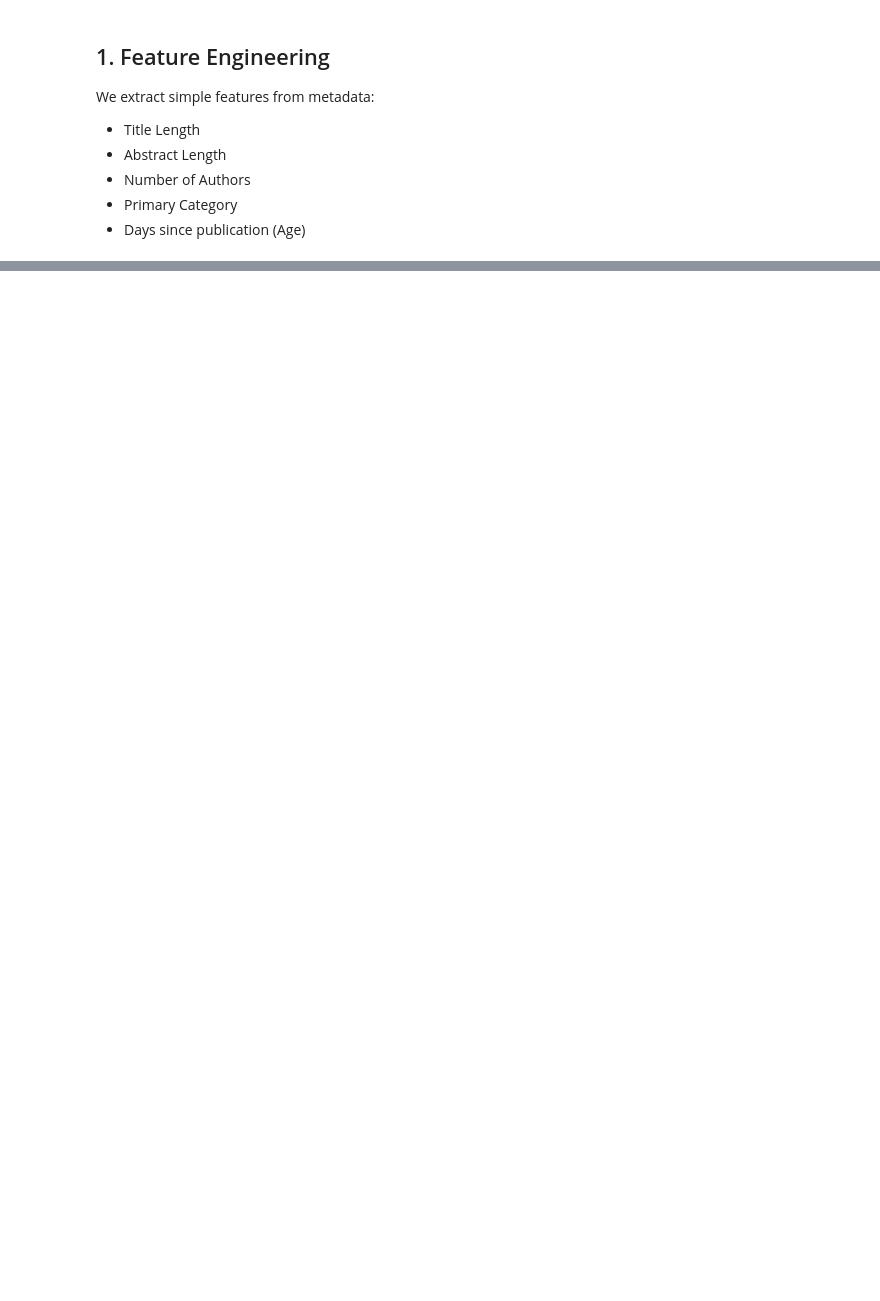
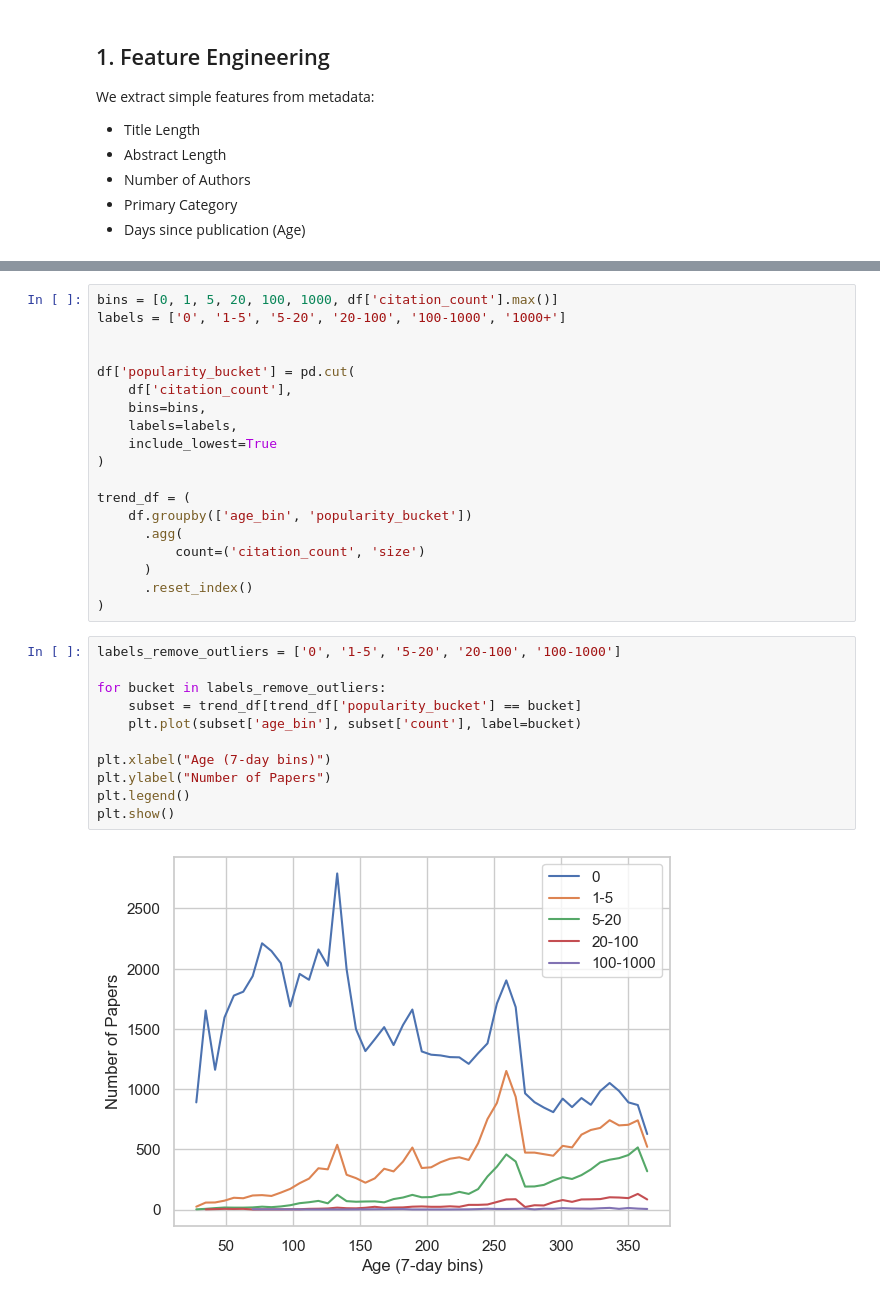
Before and after one commit to jeffersonqiu/ai-weekly-digest, a Jupyter notebook: eda/notebooks/citation_prediction_eda.ipynb, the cells around one changed output, grey strips where cells are left out. Cells and saved outputs as stored; diff of their text form; blank space fills up the shorter version.

```diff
--- a/eda/notebooks/citation_prediction_eda.ipynb
+++ b/eda/notebooks/citation_prediction_eda.ipynb
@@ -80,0 +141,32 @@ plt.show()
+# %%
+bins = [0, 1, 5, 20, 100, 1000, df['citation_count'].max()]
+labels = ['0', '1-5', '5-20', '20-100', '100-1000', '1000+']
+
+
+df['popularity_bucket'] = pd.cut(
+    df['citation_count'],
+    bins=bins,
+    labels=labels,
+    include_lowest=True
+)
+
+trend_df = (
+    df.groupby(['age_bin', 'popularity_bucket'])
+      .agg(
+          count=('citation_count', 'size')
+      )
+      .reset_index()
+)
+# %%
+labels_remove_outliers = ['0', '1-5', '5-20', '20-100', '100-1000']
+
+for bucket in labels_remove_outliers:
+    subset = trend_df[trend_df['popularity_bucket'] == bucket]
+    plt.plot(subset['age_bin'], subset['count'], label=bucket)
+
+plt.xlabel("Age (7-day bins)")
+plt.ylabel("Number of Papers")
+plt.legend()
+plt.show()
+# %% [output]
+[figure, added]
```
Also changed, not shown: parts of 63 cells of this notebook, 6 other files.
